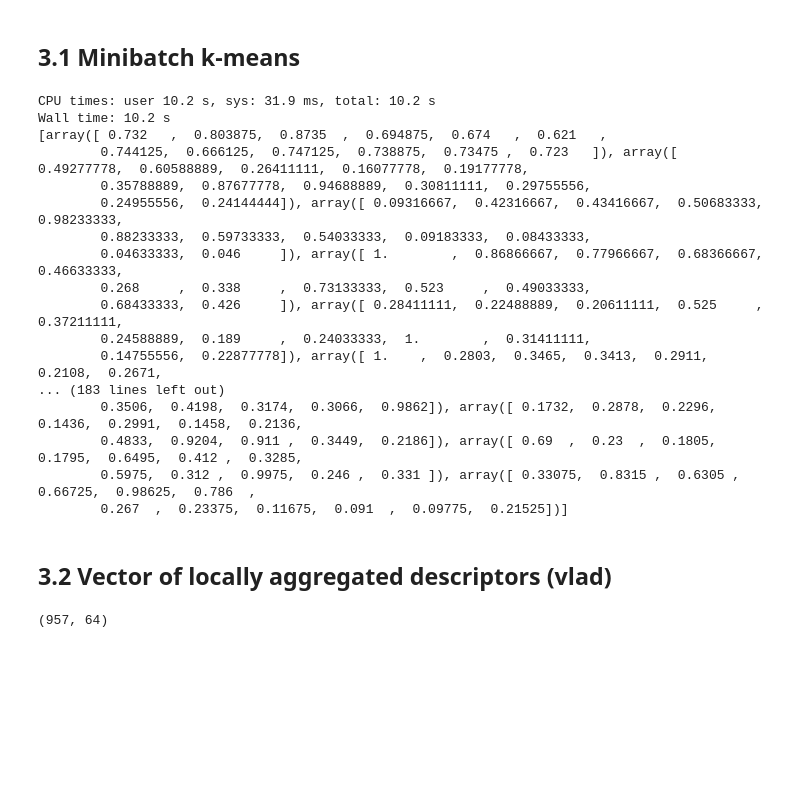
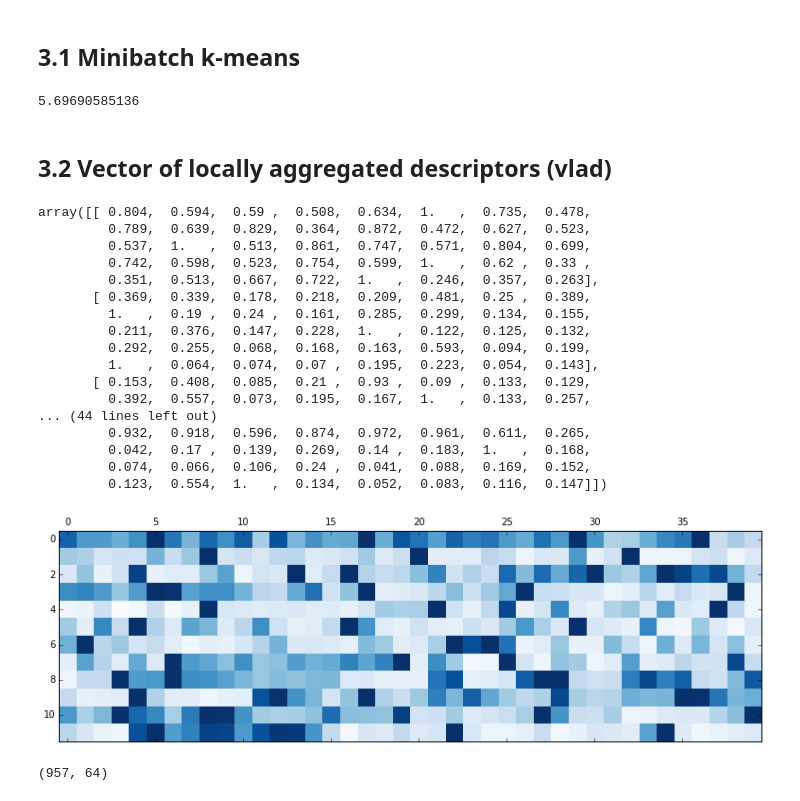
Before and after one commit to mayanks43/auto-tag, a Jupyter notebook: Section 3.ipynb, the cells around one changed output. Drawn from its saved outputs; the diff is of its cells as text; code cells hidden in the pictures; blank space fills up the shorter version.

```diff
--- a/Section 3.ipynb
+++ b/Section 3.ipynb
@@ -239,28 +227,14 @@ def minibatch_kmeans(X, k, b, max_iter=300, C=None):
             eta = 1./v[d[j]]
             C[d[j]] = (1-eta)*c + eta*M[j]
     return C
-# %%
-k = 128
-%time centroids = minibatch_kmeans(vocab_pitches, k, 1000)
-print centroids
-# %% [output]
-CPU times: user 10.2 s, sys: 31.9 ms, total: 10.2 s
-Wall time: 10.2 s
-[array([ 0.732   ,  0.803875,  0.8735  ,  0.694875,  0.674   ,  0.621   ,
-        0.744125,  0.666125,  0.747125,  0.738875,  0.73475 ,  0.723   ]), array([ 0.49277778,  0.60588889,  0.26411111,  0.16077778,  0.19177778,
-        0.35788889,  0.87677778,  0.94688889,  0.30811111,  0.29755556,
-        0.24955556,  0.24144444]), array([ 0.09316667,  0.42316667,  0.43416667,  0.50683333,  0.98233333,
-        0.88233333,  0.59733333,  0.54033333,  0.09183333,  0.08433333,
-        0.04633333,  0.046     ]), array([ 1.        ,  0.86866667,  0.77966667,  0.68366667,  0.46633333,
-        0.268     ,  0.338     ,  0.73133333,  0.523     ,  0.49033333,
-        0.68433333,  0.426     ]), array([ 0.28411111,  0.22488889,  0.20611111,  0.525     ,  0.37211111,
-        0.24588889,  0.189     ,  0.24033333,  1.        ,  0.31411111,
-        0.14755556,  0.22877778]), array([ 1.    ,  0.2803,  0.3465,  0.3413,  0.2911,  0.2108,  0.2671,
-... (183 lines left out)
-        0.3506,  0.4198,  0.3174,  0.3066,  0.9862]), array([ 0.1732,  0.2878,  0.2296,  0.1436,  0.2991,  0.1458,  0.2136,
-        0.4833,  0.9204,  0.911 ,  0.3449,  0.2186]), array([ 0.69  ,  0.23  ,  0.1805,  0.1795,  0.6495,  0.412 ,  0.3285,
-        0.5975,  0.312 ,  0.9975,  0.246 ,  0.331 ]), array([ 0.33075,  0.8315 ,  0.6305 ,  0.66725,  0.98625,  0.786  ,
-        0.267  ,  0.23375,  0.11675,  0.091  ,  0.09775,  0.21525])]
+# %%
+#for k in [2,4,8,16,32,64,128,256,512]:
+k = 64
+t1 = time.time()
+centroids = minibatch_kmeans(vocab_pitches, k, 1000)
+print time.time() - t1
+# %% [output]
+5.69690585136
 # %% [markdown]
 ## 3.2 Vector of locally aggregated descriptors (vlad)
 # %%
@@ -285,3 +257,26 @@ from sklearn.metrics.pairwise import euclidean_distances
+# %%
+
+plt.matshow(segments_pitches_1000[199][:40].reshape(12,40), cmap=plt.cm.Blues)
+segments_pitches_1000[199][:40].reshape(12,40)
+# %% [output]
+array([[ 0.804,  0.594,  0.59 ,  0.508,  0.634,  1.   ,  0.735,  0.478,
+         0.789,  0.639,  0.829,  0.364,  0.872,  0.472,  0.627,  0.523,
+         0.537,  1.   ,  0.513,  0.861,  0.747,  0.571,  0.804,  0.699,
+         0.742,  0.598,  0.523,  0.754,  0.599,  1.   ,  0.62 ,  0.33 ,
+         0.351,  0.513,  0.667,  0.722,  1.   ,  0.246,  0.357,  0.263],
+       [ 0.369,  0.339,  0.178,  0.218,  0.209,  0.481,  0.25 ,  0.389,
+         1.   ,  0.19 ,  0.24 ,  0.161,  0.285,  0.299,  0.134,  0.155,
+         0.211,  0.376,  0.147,  0.228,  1.   ,  0.122,  0.125,  0.132,
+         0.292,  0.255,  0.068,  0.168,  0.163,  0.593,  0.094,  0.199,
+         1.   ,  0.064,  0.074,  0.07 ,  0.195,  0.223,  0.054,  0.143],
+       [ 0.153,  0.408,  0.085,  0.21 ,  0.93 ,  0.09 ,  0.133,  0.129,
+         0.392,  0.557,  0.073,  0.195,  0.167,  1.   ,  0.133,  0.257,
+... (44 lines left out)
+         0.932,  0.918,  0.596,  0.874,  0.972,  0.961,  0.611,  0.265,
+         0.042,  0.17 ,  0.139,  0.269,  0.14 ,  0.183,  1.   ,  0.168,
+         0.074,  0.066,  0.106,  0.24 ,  0.041,  0.088,  0.169,  0.152,
+         0.123,  0.554,  1.   ,  0.134,  0.052,  0.083,  0.116,  0.147]])
+[figure, added]
 # %%
 euclidean_distances(segments_pitches_1000[199],centroids).shape
 # %% [output]
```
Also changed, not shown: parts of 9 cells of this notebook, 1 other file.
